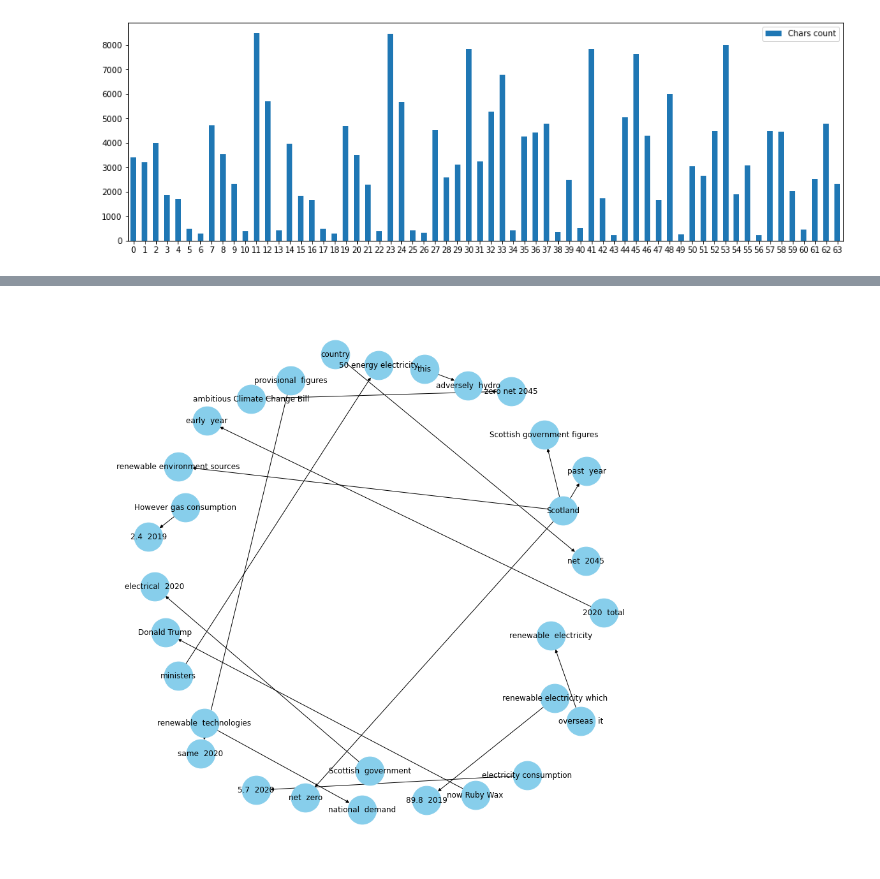
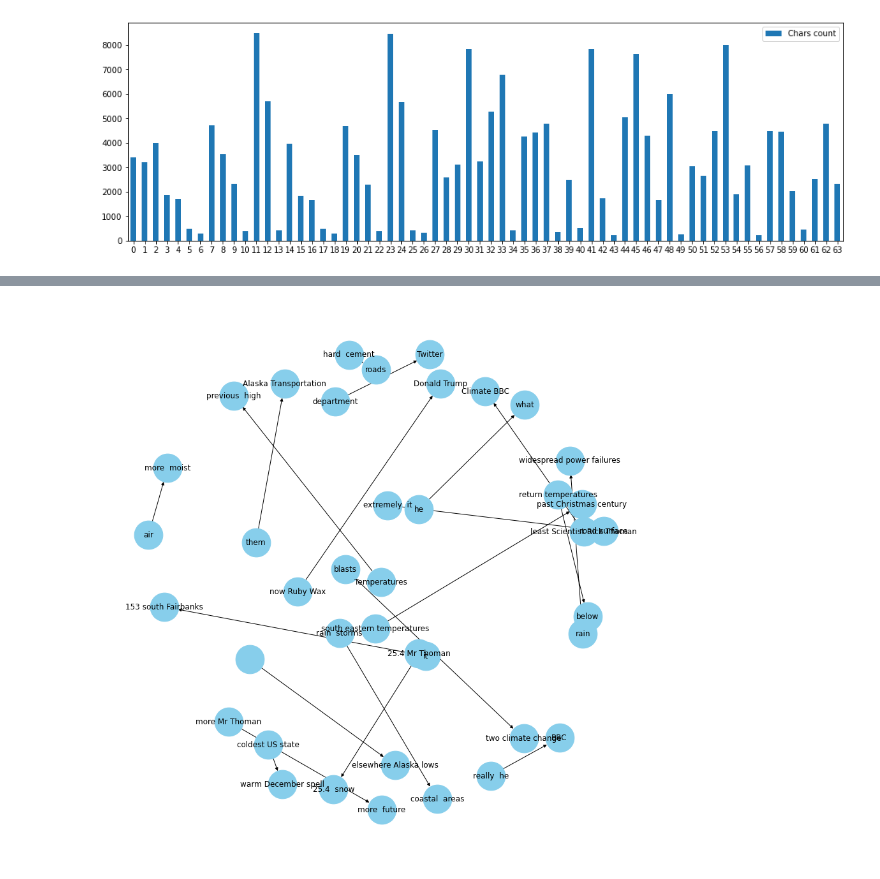
Before and after one commit to oussamasmihrou/bbcguardian, a Jupyter notebook: main.ipynb, the cells around one changed output, grey strips where cells are left out. Cells and saved outputs as stored; diff of their text form; code cells hidden in the pictures.

```diff
--- a/main.ipynb
+++ b/main.ipynb
@@ -516,7 +516,7 @@ import pandas as pd
 Data = pd.read_excel('exported_bbc_data-labelised.xlsx')
 
 nlp = spacy.load('en_core_web_sm')
-index = 9
+index = 14
 str_ = str(Data.iloc[index]['article_content']) # Article samplefrom spacy.matcher import Matcher
 
 from spacy.tokens import Span
@@ -589,7 +589,7 @@ def construct_kg(str_):
         span = doc[matches[k][1]:matches[k][2]]
 
         return(span.text)
-    entity_pairs = [get_entities(_) for _ in sent]
+    entity_pairs = [get_entities(_) for _ in sent ]
     source = [i[0] for i in entity_pairs ]
     # extract object
     target = [i[1] for i in entity_pairs]
@@ -637,13 +650,13 @@ def is_value_df(series, List_values):
 # %%
 plt.figure(figsize=(12,12))
 G=nx.from_pandas_edgelist(kg_df, "source", "target",
                           edge_attr=True, create_using=nx.MultiDiGraph())
 
-pos = nx.spring_layout(G,k =3) # k regulates the distance between nodes
+pos = nx.spring_layout(G, k =.8) # k regulates the distance between nodes
 nx.draw(G, with_labels=True, node_color='skyblue', node_size=2000 ,edge_cmap=plt.cm.Blues, pos = pos)
 plt.show()
 # %% [output]
-[figure, old version]
+[figure, new version]
 # %%
 def git_update():
     !git commit -am "Minor changes"
```
Also changed, not shown: parts of 6 cells of this notebook.
